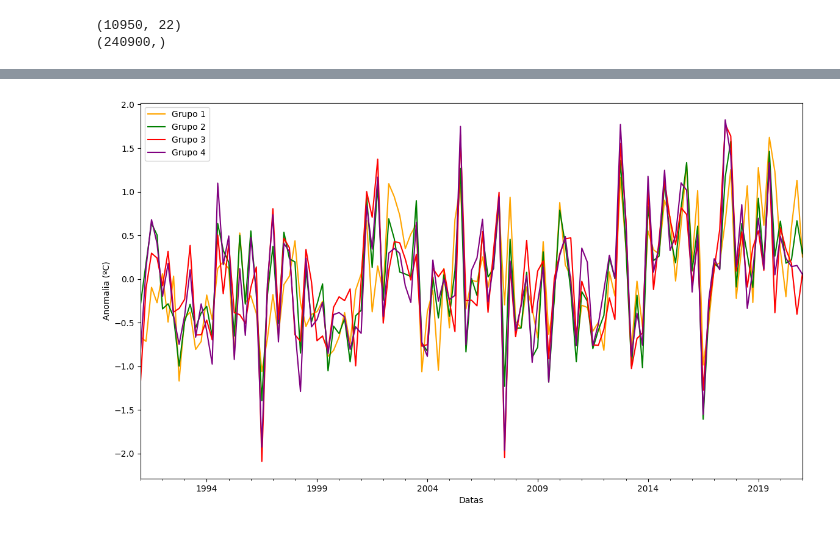
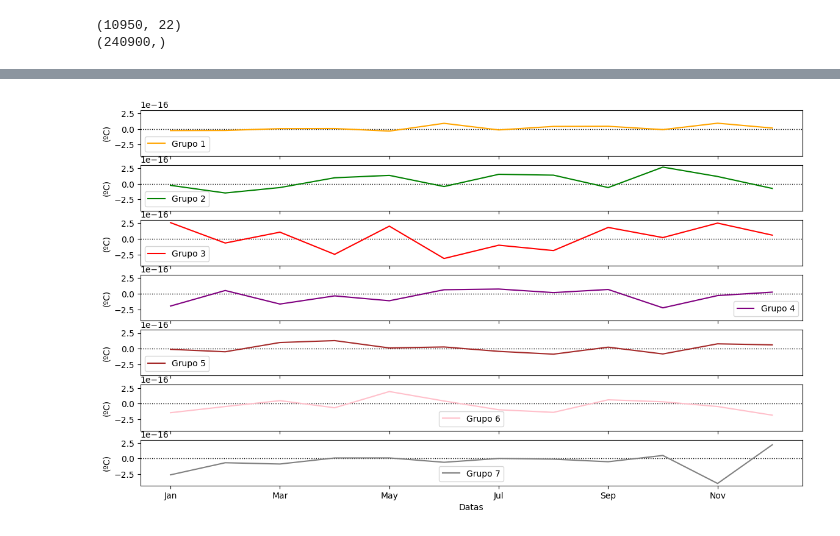
Before and after one commit to lucasdmarten/dissertacao, a Jupyter notebook: stations_parser_anomalys.ipynb, the cells around one changed output, grey strips where cells are left out. Saved outputs shown, nothing was run; the diff lists cells and outputs as text; code cells hidden in the pictures.

```diff
--- a/stations_parser_anomalys.ipynb
+++ b/stations_parser_anomalys.ipynb
@@ -53,7 +56,7 @@ for p in paths:
     df['percent_null'] = round(float(percent_null), 1)
     df = df.sort_values('index')
 
-    if percent_null < 12:
+    if percent_null < 21:
 
         assert len(df) == n_total_days
         dfs.append(df)
@@ -333,7 +332,7 @@ codes2group = dict(zip(
     D['ivl'],
     [c.replace('C','G') for c in D['leaves_color_list']]
 ))
-group2color = {'G1': 'orange', 'G2': 'green', 'G3': 'red', 'G4': 'purple'}
+group2color = {'G1': 'orange', 'G2': 'green', 'G3': 'red', 'G4': 'purple', 'G5': 'brown', 'G6': 'pink', 'G7':'gray'}
 
 def get_groups(group):
     return [k for k, v in codes2group.items() if v == group]
@@ -463,0 +421,10 @@ plt.show()
+# %%
+# Aplicação do KMeans
+kmeans = KMeans(n_clusters=7, random_state=0, n_init="auto").fit(data.values)
+labels = [f"G{int(l+1)}" for l in kmeans.labels_]
+code2group = dict(zip(data.index, labels))
+
+groups_kmeans = data.copy()
+groups_kmeans.insert(0, 'labels', labels)
+groups_kmeans = groups_kmeans.groupby('labels').mean().T
+groups_kmeans.index = pd.to_datetime(groups_kmeans.index)
@@ -464,11 +608,29 @@ plt.show()
 # %%
-fig, ax = plt.subplots(1,1, figsize=(16,12), sharey=True, sharex=True)
-values_kmeans = groups_kmeans.resample('3m').mean()
-values_kmeans['G1'].plot(ax=ax, alpha=1, subplots=False, figsize=(14,8), ylabel='Anomalia (ºC)', xlabel='Datas', label='Grupo 1', color=group2color.get('G1'))
-values_kmeans['G2'].plot(ax=ax, alpha=1, subplots=False, figsize=(14,8), ylabel='Anomalia (ºC)', xlabel='Datas', label='Grupo 2', color=group2color.get('G2'))
-values_kmeans['G3'].plot(ax=ax, alpha=1, subplots=False, figsize=(14,8), ylabel='Anomalia (ºC)', xlabel='Datas', label='Grupo 3', color=group2color.get('G3'))
-values_kmeans['G4'].plot(ax=ax, alpha=1, subplots=False, figsize=(14,8), ylabel='Anomalia (ºC)', xlabel='Datas', label='Grupo 4', color=group2color.get('G4'))
-ax.legend()
-plt.savefig('groups_temperature_seasonal_kmeans.png')
+fig, ax = plt.subplots(7,1, figsize=(16,12), sharey=True, sharex=True)
+values_kmeans = groups_kmeans.groupby(groups_kmeans.index.month).mean() #.resample('3m').mean()
+values_kmeans.index = [datetime(1991,m,1).strftime('%b') for m in values_kmeans.index]
+values_kmeans['G1'].plot(ax=ax[0], alpha=1, subplots=False, figsize=(14,8), ylabel='(ºC)', xlabel='Datas', label='Grupo 1', color=group2color.get('G1'))
+values_kmeans['G2'].plot(ax=ax[1], alpha=1, subplots=False, figsize=(14,8), ylabel='(ºC)', xlabel='Datas', label='Grupo 2', color=group2color.get('G2'))
+values_kmeans['G3'].plot(ax=ax[2], alpha=1, subplots=False, figsize=(14,8), ylabel='(ºC)', xlabel='Datas', label='Grupo 3', color=group2color.get('G3'))
+values_kmeans['G4'].plot(ax=ax[3], alpha=1, subplots=False, figsize=(14,8), ylabel='(ºC)', xlabel='Datas', label='Grupo 4', color=group2color.get('G4'))
+values_kmeans['G5'].plot(ax=ax[4], alpha=1, subplots=False, figsize=(14,8), ylabel='(ºC)', xlabel='Datas', label='Grupo 5', color=group2color.get('G5'))
+values_kmeans['G6'].plot(ax=ax[5], alpha=1, subplots=False, figsize=(14,8), ylabel='(ºC)', xlabel='Datas', label='Grupo 6', color=group2color.get('G6'))
+values_kmeans['G7'].plot(ax=ax[6], alpha=1, subplots=False, figsize=(14,8), ylabel='(ºC)', xlabel='Datas', label='Grupo 7', color=group2color.get('G7'))
+
+ax[0].axhline(lw=1, linestyle='dotted', color='black', zorder=-1)
+ax[1].axhline(lw=1, linestyle='dotted', color='black', zorder=-1)
+ax[2].axhline(lw=1, linestyle='dotted', color='black', zorder=-1)
+ax[3].axhline(lw=1, linestyle='dotted', color='black', zorder=-1)
+ax[4].axhline(lw=1, linestyle='dotted', color='black', zorder=-1)
+ax[5].axhline(lw=1, linestyle='dotted', color='black', zorder=-1)
+ax[6].axhline(lw=1, linestyle='dotted', color='black', zorder=-1)
+ax[0].legend()
+ax[1].legend()
+ax[2].legend()
+ax[3].legend()
+ax[4].legend()
+ax[5].legend()
+ax[6].legend()
+plt.savefig('monthly_mean_groups_temperature_kmeans.pdf', format='pdf', bbox_inches='tight')
 # %% [output]
-[figure, old version]
+[figure, new version]
```
Also changed, not shown: parts of 37 cells of this notebook, 17 other files.
